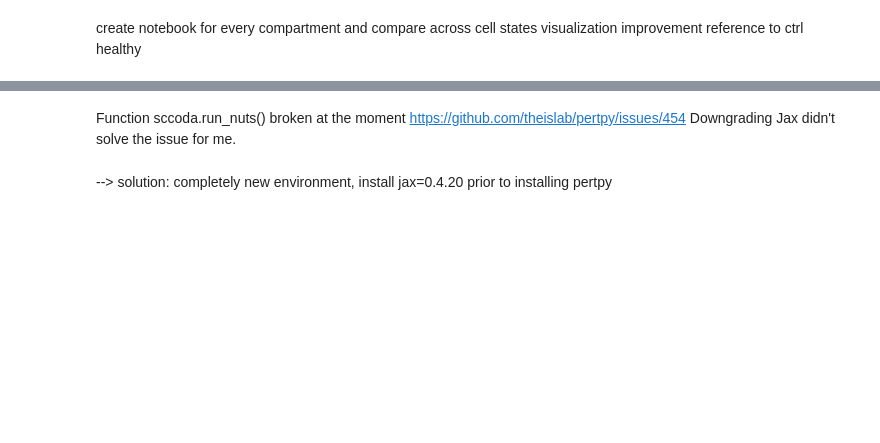
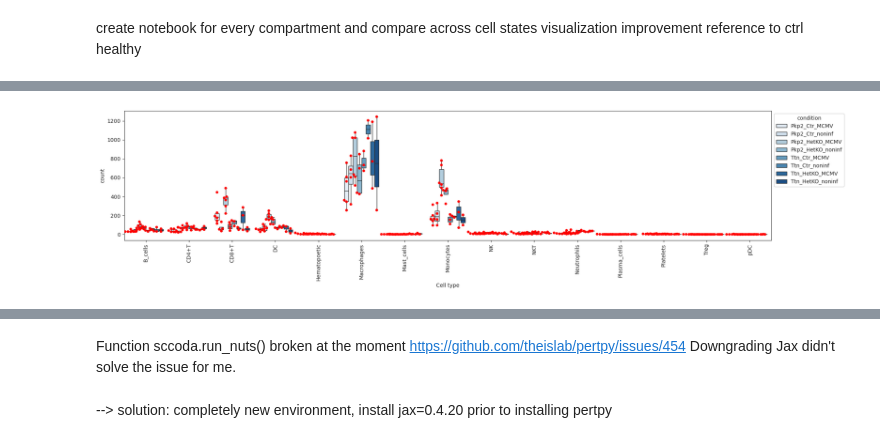
Before and after one commit to Ale-x-andra24/ACM_Mouse_Immune, a Jupyter notebook: 6_compositional_analysis/240227_calculate_statistics_Pkp2+Ttn_all_celltypes.ipynb, the cells around one changed output, grey strips where cells are left out. Saved outputs shown, nothing was run; the diff lists cells and outputs as text; code cells hidden in the pictures; blank space fills up the shorter version.

Commit message:
adapt scCoda notebook for ACM data

```diff
--- a/6_compositional_analysis/240227_calculate_statistics_Pkp2+Ttn_all_celltypes.ipynb
+++ b/6_compositional_analysis/240227_calculate_statistics_Pkp2+Ttn_all_celltypes.ipynb
@@ -44,6 +57,6 @@ $ git clone https://github.com/theislab/pertpy.git
 $ cd pertpy
 $ pip install .
 # %%
-adata = sc.read_h5ad("Marburg_cell_states_locked_scANVI_ctl230901.raw.h5ad")
+adata = sc.read_h5ad("/home/acirnu/data/ACM_cardiac_leuco/processed_merged/ACM_6mpi_scANVI_cellstates_all_celltypes_more_HVGs_ac240227.raw.h5ad")
 print(adata)
 #adata object created from the annotated h5ad file.
@@ -69,8 +122,8 @@ sccoda_data = sccoda_model.load(
     adata,
     type="cell_level",
     generate_sample_level=True,
-    cell_type_identifier="cell_compartment",
-    sample_identifier="batch",
-    covariate_obs=["infection", "disease", "group"],
+    cell_type_identifier="C_scANVI",
+    sample_identifier="sample",
+    covariate_obs=["genotype", "infection", "condition"],
 )
 sccoda_data
@@ -77,13 +140,15 @@ sccoda_data
 # %%
 pt.pl.coda.boxplots(
     sccoda_data,
     modality_key="coda",
-    feature_name="group",
+    feature_name="condition",
     y_scale="count",
-    figsize=(12, 5),
+    figsize=(20, 5),
     add_dots=True,
     args_swarmplot={"palette": ["red"]},
 )
 plt.show()
+# %% [output]
+[figure, added]
 # %%
 pt.pl.coda.stacked_barplot(
```
Also changed, not shown: parts of 18 cells of this notebook.
